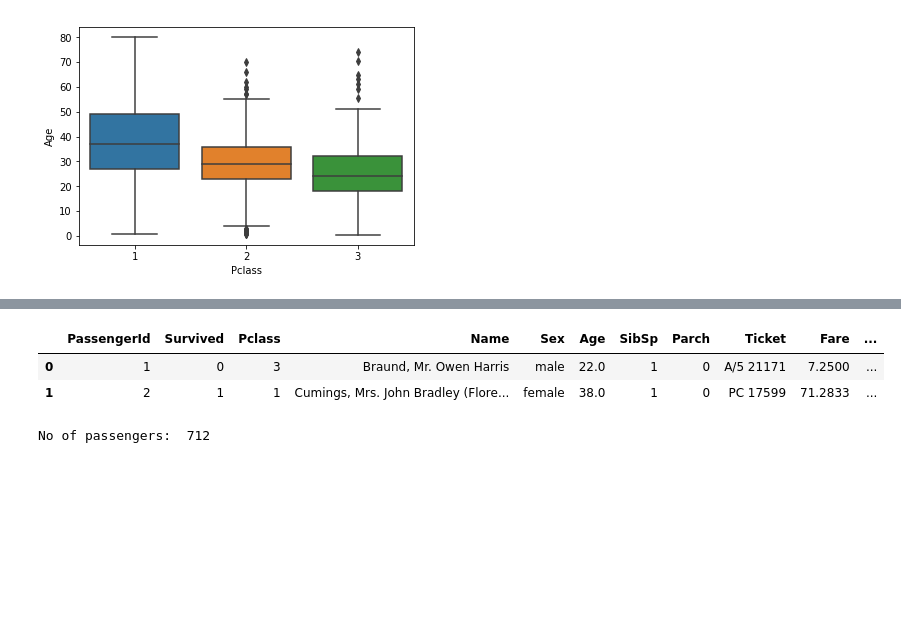
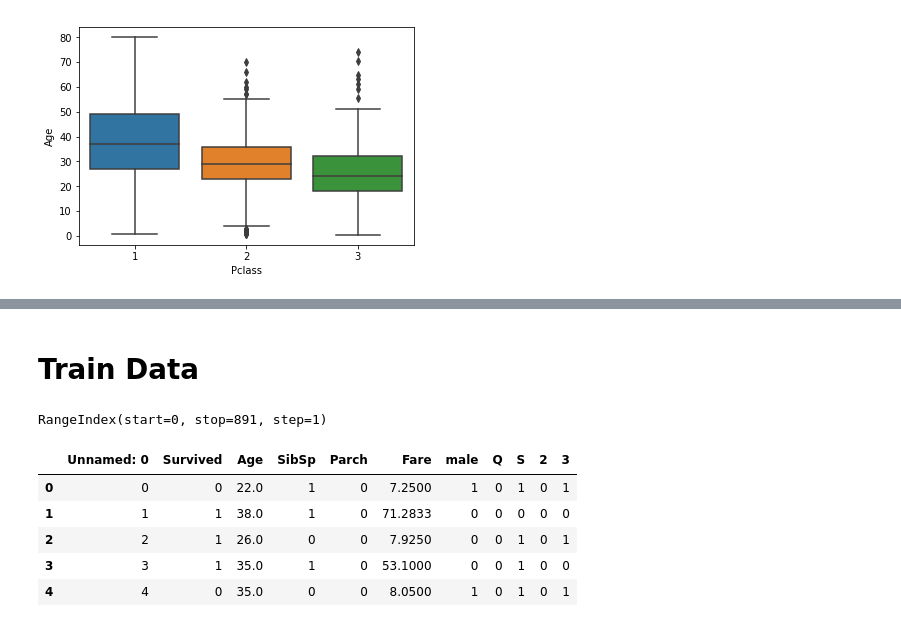
Before and after one commit to GourBera/DataSciencePython, a Jupyter notebook: Titanic.ipynb, the cells around one changed output, grey strips where cells are left out. Cells and saved outputs as stored; diff of their text form; code cells hidden in the pictures; blank space fills up the shorter version.

```diff
--- a/Titanic.ipynb
+++ b/Titanic.ipynb
@@ -88,0 +235,9 @@ data.dropna(inplace=True)
+# %% [markdown]
+# Train Data
+# %%
+x = data.drop("Survived", axis=1)
+y = data['Survived']
+
+data.index
+# %% [output]
+RangeIndex(start=0, stop=891, step=1)
@@ -89,10 +246,11 @@ data.dropna(inplace=True)
+# %%
+data = pd.read_csv(r'C:\Users\berag\Desktop\DataScience\DataSource\train1.csv')
 # %%
-data.head(2)
+data.head()
 # %% [output]
-|  | PassengerId | Survived | Pclass | Name | Sex | Age | SibSp | Parch | Ticket | Fare | ... |
-| 0 | 1 | 0 | 3 | Braund, Mr. Owen Harris | male | 22.0 | 1 | 0 | A/5 21171 | 7.2500 | ... |
-| 1 | 2 | 1 | 1 | Cumings, Mrs. John Bradley (Flore... | female | 38.0 | 1 | 0 | PC 17599 | 71.2833 | ... |
+|  | Unnamed: 0 | Survived | Age | SibSp | Parch | Fare | male | Q | S | 2 | 3 |
+| 0 | 0 | 0 | 22.0 | 1 | 0 | 7.2500 | 1 | 0 | 1 | 0 | 1 |
+| 1 | 1 | 1 | 38.0 | 1 | 0 | 71.2833 | 0 | 0 | 0 | 0 | 0 |
+| 2 | 2 | 1 | 26.0 | 0 | 0 | 7.9250 | 0 | 0 | 1 | 0 | 1 |
+| 3 | 3 | 1 | 35.0 | 1 | 0 | 53.1000 | 0 | 0 | 1 | 0 | 0 |
+| 4 | 4 | 0 | 35.0 | 0 | 0 | 8.0500 | 1 | 0 | 1 | 0 | 1 |
-# %%
-print("No of passengers: ", str(len(data.index)))
-# %% [output]
-No of passengers:  712
```
Also changed, not shown: parts of 37 cells of this notebook, 10 other files.
